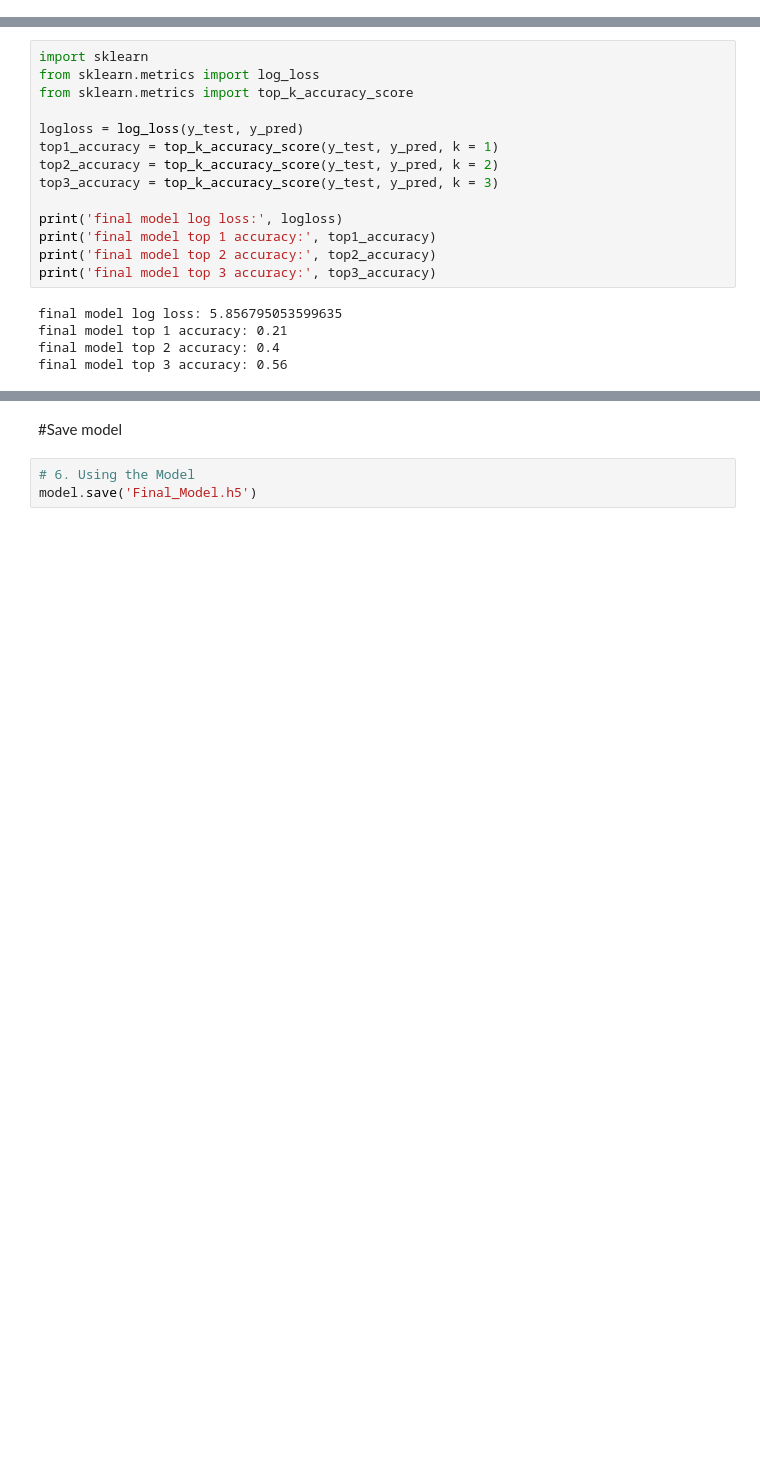
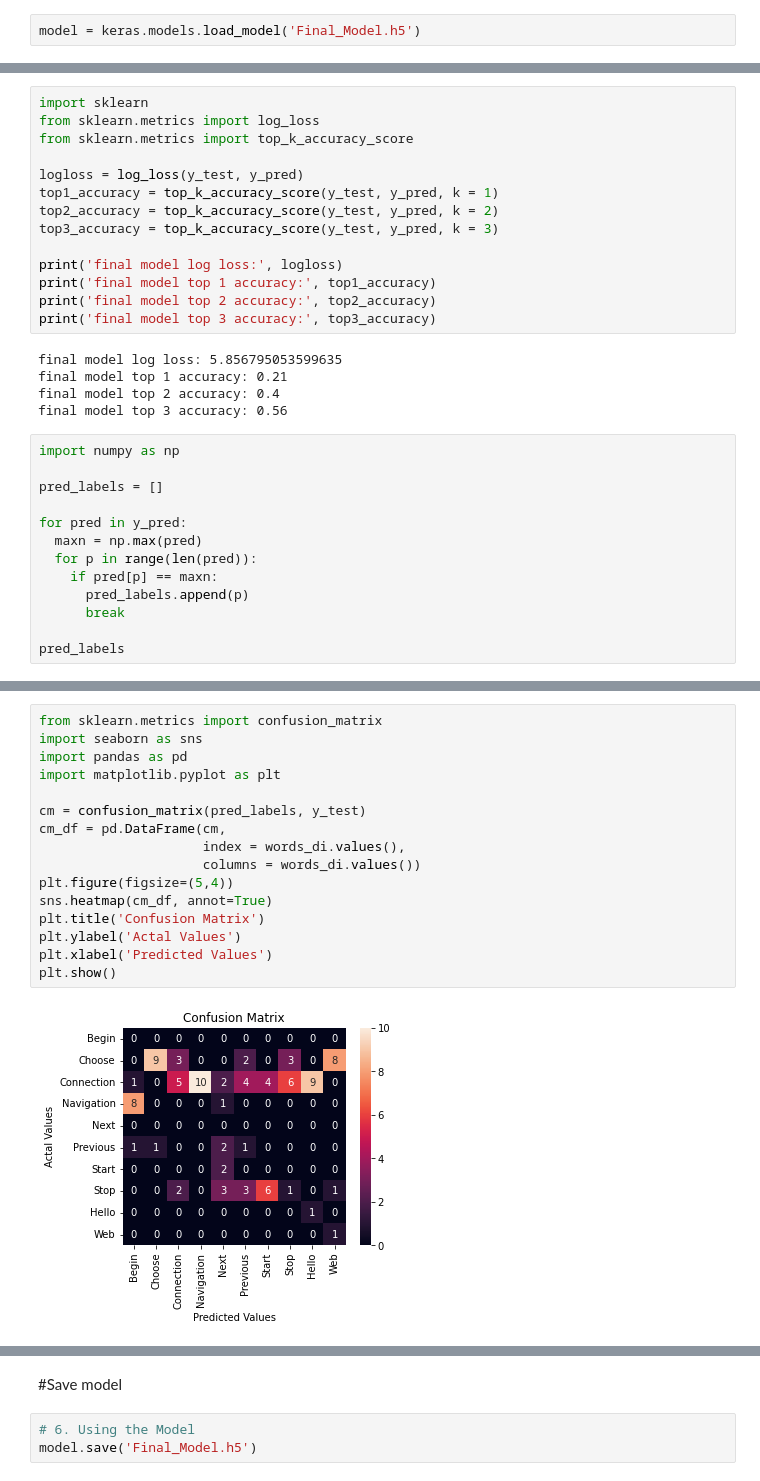
Before and after one commit to kristenjc/LipReadingWordClassification, a Jupyter notebook: tune_MIRACL_V1.ipynb, the cells around one changed output, grey strips where cells are left out. Saved outputs shown, nothing was run; the diff lists cells and outputs as text; blank space fills up the shorter version.

Commit message:
Update tuning notebook with heatmap of testing result

```diff
--- a/tune_MIRACL_V1.ipynb
+++ b/tune_MIRACL_V1.ipynb
@@ -435,6 +473,8 @@ plt.show()
 [figure]
 # %% [markdown]
 # Test Model
+# %%
+model = keras.models.load_model('Final_Model.h5')
 # %%
 y_pred = model.predict(x_test)
 # %% [output]
@@ -458,3 +498,16 @@ final model log loss: 5.856795053599635
 final model top 1 accuracy: 0.21
 final model top 2 accuracy: 0.4
 final model top 3 accuracy: 0.56
+# %%
+import numpy as np
+
+pred_labels = []
+
+for pred in y_pred:
+  maxn = np.max(pred)
+  for p in range(len(pred)):
+    if pred[p] == maxn:
+      pred_labels.append(p)
+      break
+
+pred_labels
@@ -460,0 +532,18 @@ final model top 3 accuracy: 0.56
+# %%
+from sklearn.metrics import confusion_matrix
+import seaborn as sns
+import pandas as pd
+import matplotlib.pyplot as plt
+
+cm = confusion_matrix(pred_labels, y_test)
+cm_df = pd.DataFrame(cm,
+                     index = words_di.values(),
+                     columns = words_di.values())
+plt.figure(figsize=(5,4))
+sns.heatmap(cm_df, annot=True)
+plt.title('Confusion Matrix')
+plt.ylabel('Actal Values')
+plt.xlabel('Predicted Values')
+plt.show()
+# %% [output]
+[figure, added]
```
Also changed, not shown: parts of 6 cells of this notebook.
